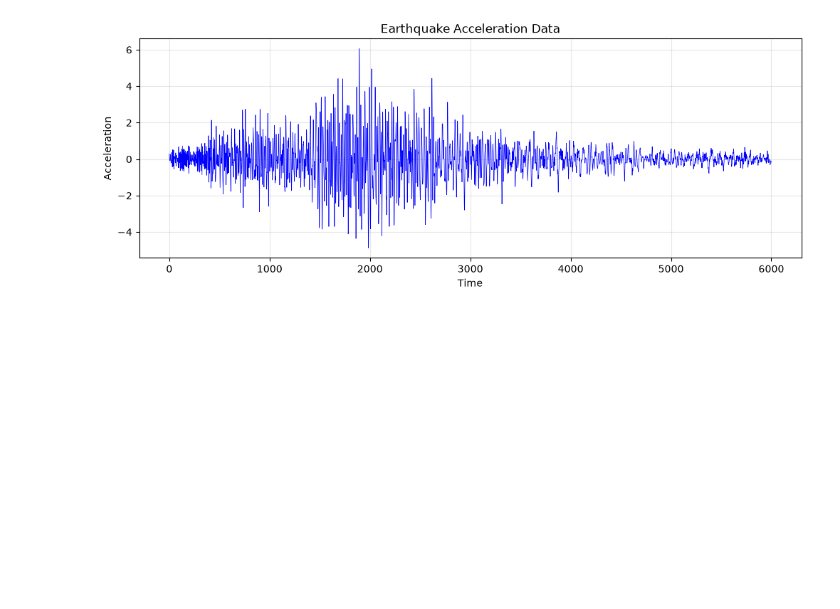
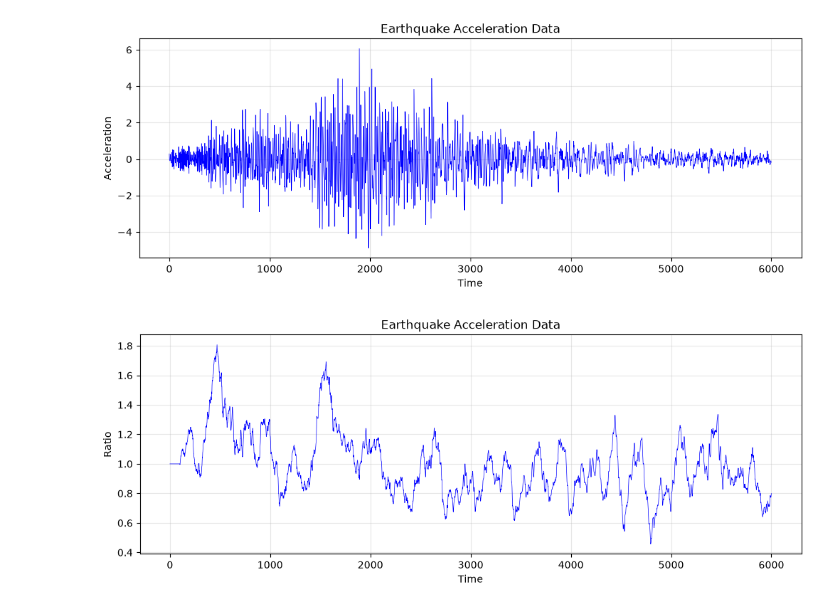
Before and after one commit to studealw/GAN_Framework_for_Synthetic_Earthquake_Waveform_Generation, a Jupyter notebook: data_plot.ipynb, the cells around one changed output. Drawn from its saved outputs; the diff is of its cells as text; code cells hidden in the pictures; blank space fills up the shorter version.

Commit message:
plotted the STA/LTA ratio

```diff
--- a/data_plot.ipynb
+++ b/data_plot.ipynb
@@ -93,6 +93,16 @@ plt.grid(True,alpha = 0.3)
 [figure]
 # %%
 Absolute_Filtered_Acceleration= df["Filtered_Acceleration"].abs()
-STA = Absolute_Filtered_Acceleration.rolling(window=200 , min_periods=1).mean()
-LTA = Absolute_Filtered_Acceleration.rolling(window=2000, min_periods=1).mean()
+STA = Absolute_Filtered_Acceleration.rolling(window=100 , min_periods=1).mean()
+LTA = Absolute_Filtered_Acceleration.rolling(window=400, min_periods=1).mean()
 df["STA_LTA"] = STA / LTA
+# %%
+plt.figure(figsize = (12,4))
+
+plt.plot(df["STA_LTA"],color = "blue", linewidth = 0.5)
+plt.title("Earthquake Acceleration Data")
+plt.xlabel("Time")
+plt.ylabel("Ratio")
+plt.grid(True,alpha = 0.3)
+# %% [output]
+[figure, added]
```
